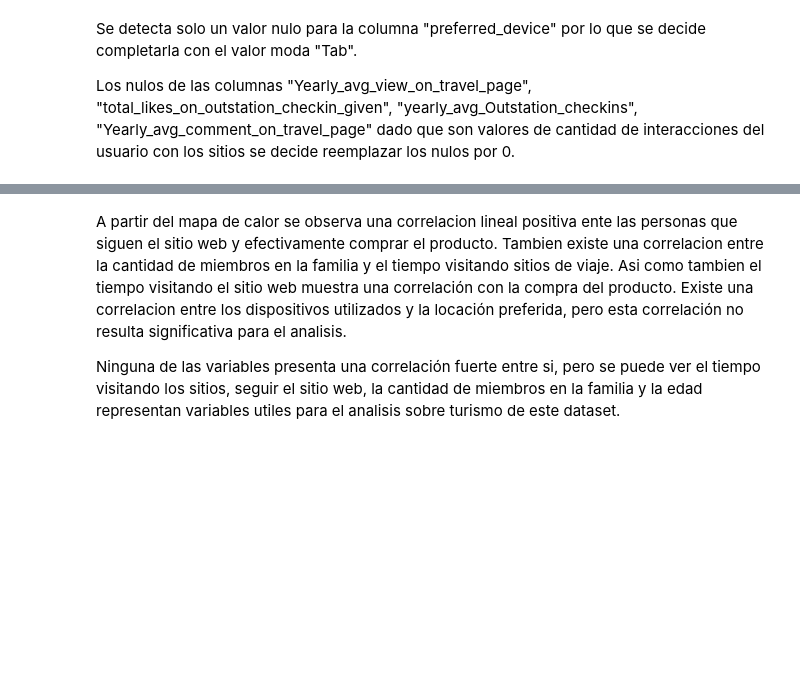
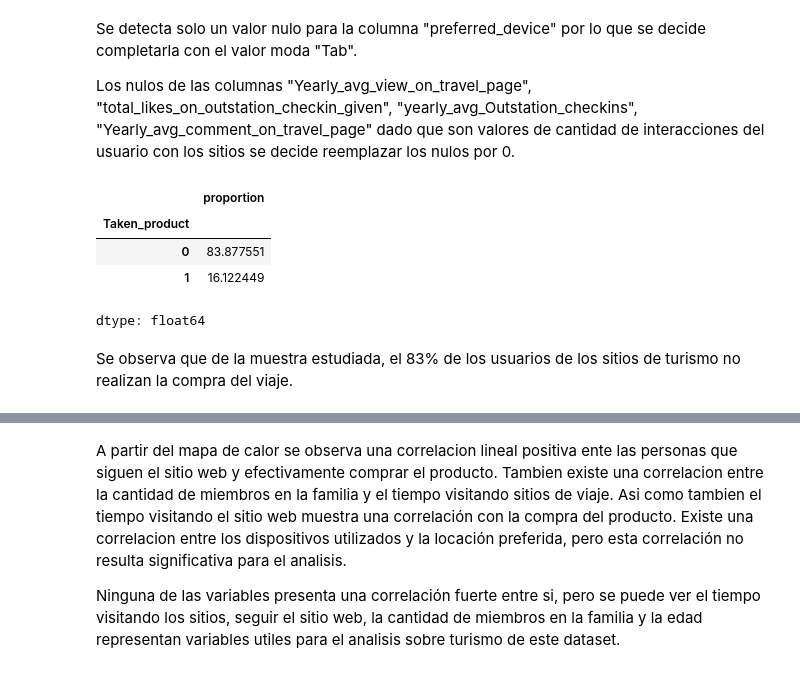
Before and after one commit to melirandazzo/trabajo_ciencia_datos, a Jupyter notebook: Actualizado_actividad_practica_APIs-Melina_Randazzo.ipynb, the cells around one changed output, grey strips where cells are left out. Saved outputs shown, nothing was run; the diff lists cells and outputs as text; code cells hidden in the pictures; blank space fills up the shorter version.

```diff
--- a/Actualizado_actividad_practica_APIs-Melina_Randazzo.ipynb
+++ b/Actualizado_actividad_practica_APIs-Melina_Randazzo.ipynb
@@ -326,6 +328,16 @@ df['Yearly_avg_view_on_travel_page'] = df['Yearly_avg_view_on_travel_page'].fill
 df['total_likes_on_outstation_checkin_given'] = df['total_likes_on_outstation_checkin_given'].fillna(0)
 df['yearly_avg_Outstation_checkins'] = df['yearly_avg_Outstation_checkins'].fillna(0)
 df['Yearly_avg_comment_on_travel_page'] = df['Yearly_avg_comment_on_travel_page'].fillna(0)
+# %%
+df['Taken_product'].value_counts(normalize=True)*100
+# %% [output]
+|  | proportion |
+| Taken_product |  |
+| 0 | 83.877551 |
+| 1 | 16.122449 |
+dtype: float64
+# %% [markdown]
+Se observa que de la muestra estudiada, el 83% de los usuarios de los sitios de turismo no realizan la compra del viaje.
 # %%
 le = LabelEncoder()
 df_selected = df.copy()
```
Also changed, not shown: parts of 10 cells of this notebook.
